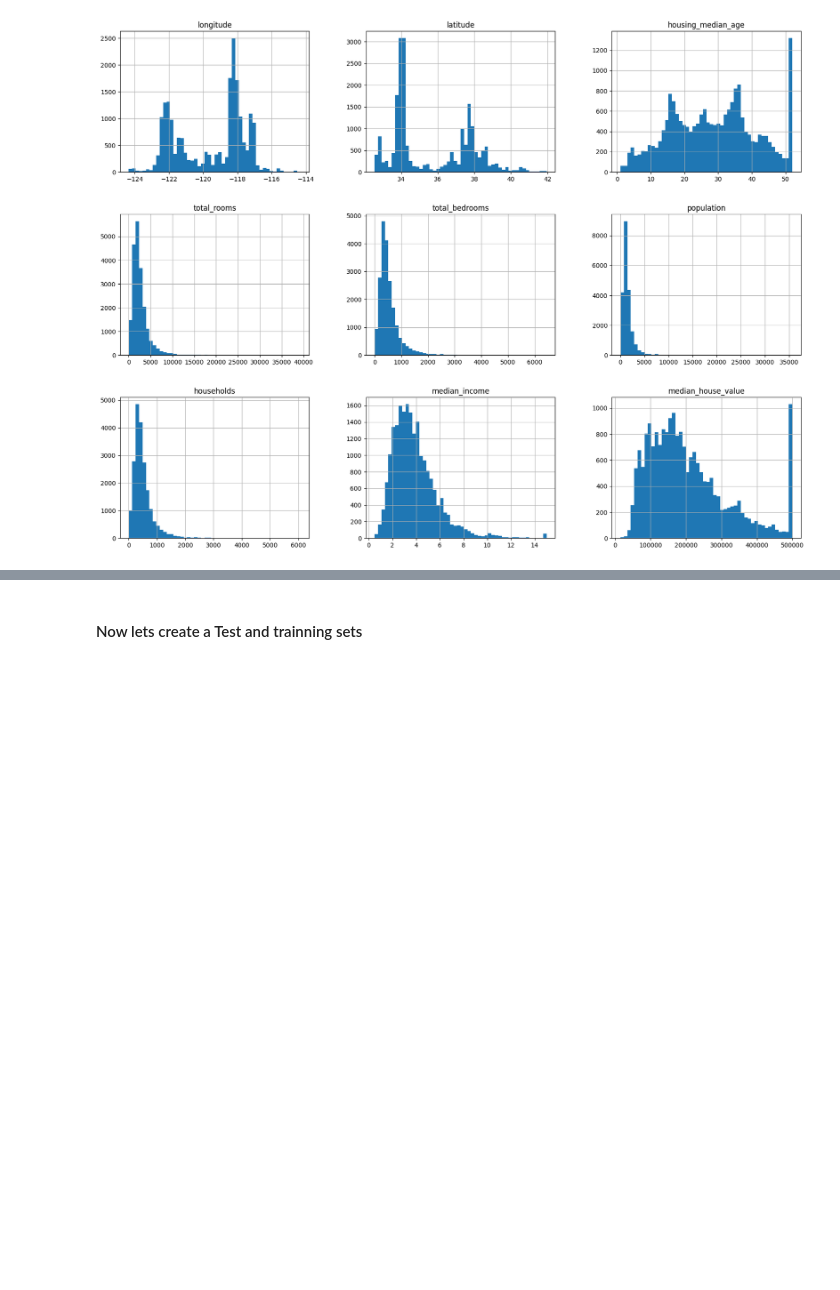
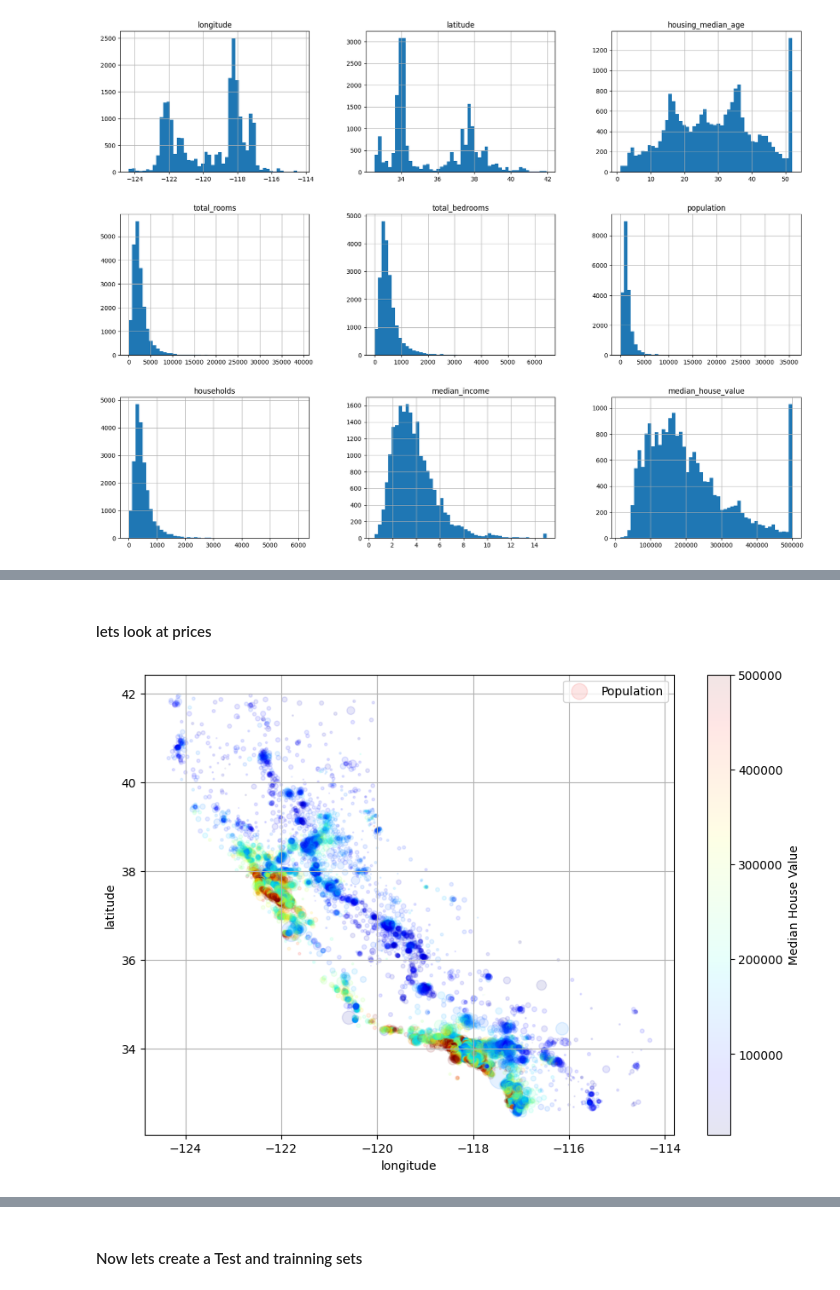
Before and after one commit to topollonaketsana/Hands-On-Machine-Learning-Projects, a Jupyter notebook: ML-Project-1/Housing_src.ipynb, the cells around one changed output, grey strips where cells are left out. Saved outputs shown, nothing was run; the diff lists cells and outputs as text; code cells hidden in the pictures; blank space fills up the shorter version.

```diff
--- a/ML-Project-1/Housing_src.ipynb
+++ b/ML-Project-1/Housing_src.ipynb
@@ -194,0 +240,20 @@ plt.show ()
+# %% [markdown]
+#### lets look at prices
+# %%
+## colormap option cmap - jet to represents the price: blue(low) and red(high prices)
+plt.figure(figsize= (10,7))
+plt.scatter(df['longitude'], df['latitude'], alpha= 0.1,
+            s= df['population']/100, label= 'population',
+            c= df['median_house_value'],
+            cmap= 'jet')
+
+# add colorbar
+plt.colorbar(label='Median House Value')
+plt.xlabel('longitude')
+plt.ylabel('latitude')
+plt.grid()
+plt.legend(['Population'], loc='upper right')
+
+plt.show()
+# %% [output]
+[figure, added]
```
Also changed, not shown: parts of 21 cells of this notebook.
